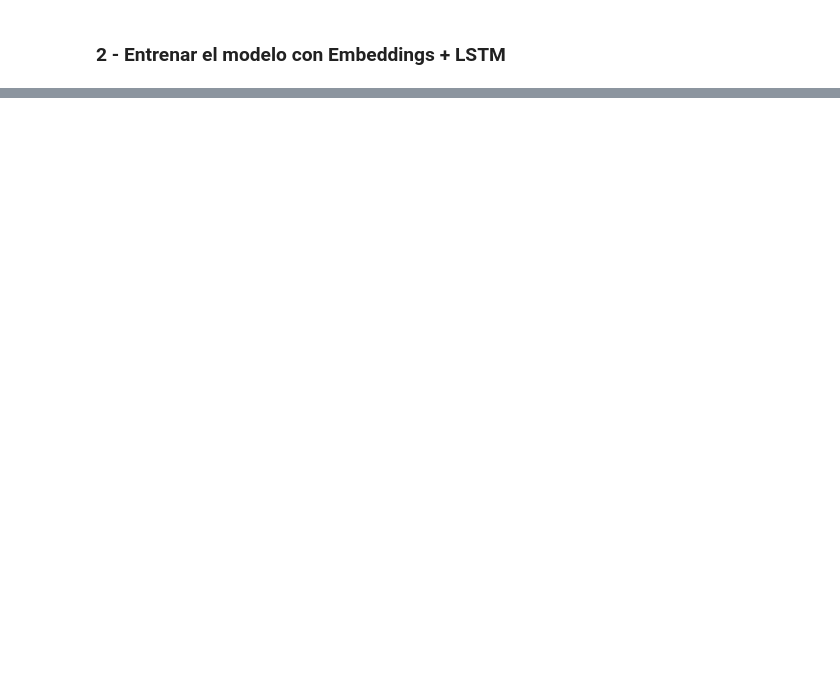
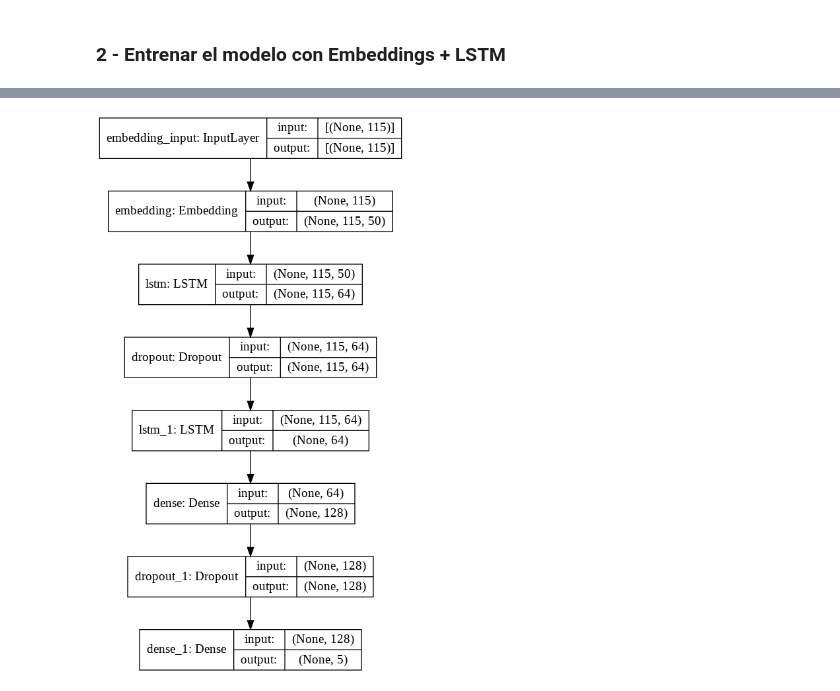
Before and after one commit to davidbro-in/natural-language-processing, a Jupyter notebook: 5_sentimental_analysis_embeddings_lstm.ipynb, the cells around one changed output, grey strips where cells are left out. Drawn from its saved outputs; the diff is of its cells as text; code cells hidden in the pictures; blank space fills up the shorter version.

```diff
--- a/5_sentimental_analysis_embeddings_lstm.ipynb
+++ b/5_sentimental_analysis_embeddings_lstm.ipynb
@@ -101,3 +170,5 @@ maxlen = 115
 # Alumno tomar la columna rating y alcemacenarla en una variable "y" transformada a oneHotEncoding
 # Su shape debe ser equivalente la cantidad de rows del corpus y a la cantidad
 # de clases que se deseen predecir (en este ejemplo son 5)
+y = pd.get_dummies(df_reviews.Rating, prefix='Rating')
+print(y.shape)
@@ -104,5 +177,9 @@ maxlen = 115
 # %%
 # Alumno: Dividir los datos en train y test
 from sklearn.model_selection import train_test_split
+X_train, X_test, y_train, y_test = train_test_split(X, y, test_size=0.2, random_state=42)
 # %%
 # Alumno: determinar la dimensiones de entrada y salida
+in_shape = X_train.shape[1] # max input sentence len
+out_shape = y_train.shape[1] # multi class classification
+print("in_shape", in_shape, ", out_shape", out_shape)
@@ -116,0 +190,25 @@ from keras.layers import Dropout
+# %%
+# Alumno: Entrene su modelo con LSTM entrenando sus propios embeddings
+# o utilizando embeddings pre-entrenados.
+from keras.layers import LSTM
+from keras.layers import Embedding
+from keras.layers import Dropout
+
+model = Sequential()
+# input_dim = vocab_size (max n_words)
+# input_length = setencias con padding a 200
+# output_dim = 50 --> crear embeddings de tamaño 50
+model.add(Embedding(input_dim=vocab_size+1, output_dim=50, input_length=in_shape))
+model.add(LSTM(units=64, return_sequences=True))
+model.add(Dropout(0.2))
+model.add(LSTM(units=64)) # La última capa LSTM no lleva return_sequences
+
+model.add(Dense(units=128, activation='relu'))
+model.add(Dropout(rate=0.2))
+model.add(Dense(units=out_shape, activation='sigmoid'))
+
+model.compile(optimizer="adam",
+              loss='categorical_crossentropy',
+              metrics=['accuracy'])
+
+model.summary()
@@ -116,0 +233,5 @@ from keras.layers import Dropout
+# %%
+from keras.utils.vis_utils import plot_model
+plot_model(model, to_file='model_plot.png', show_shapes=True, show_layer_names=True)
+# %% [output]
+[figure, added]
```
Also changed, not shown: parts of 27 cells of this notebook.
